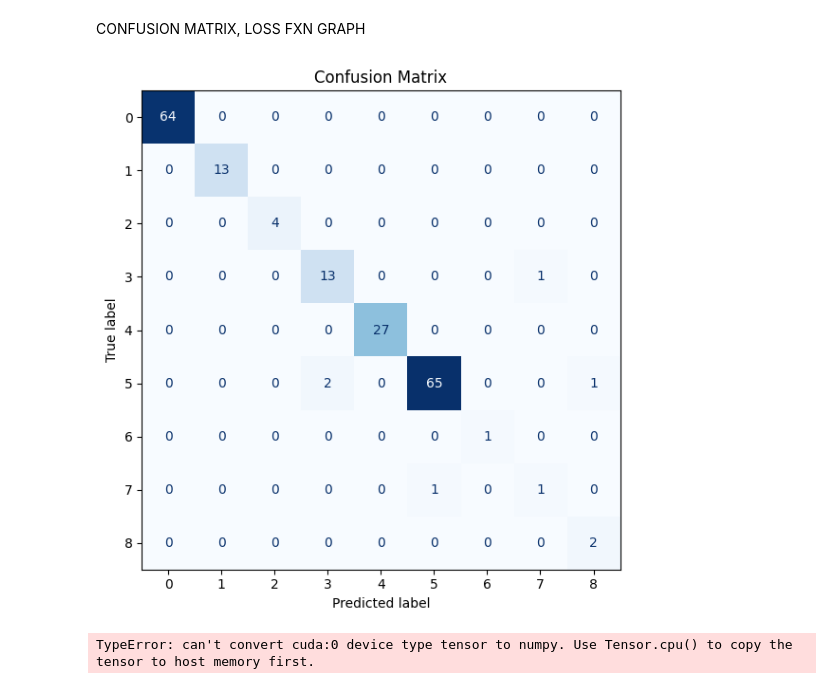
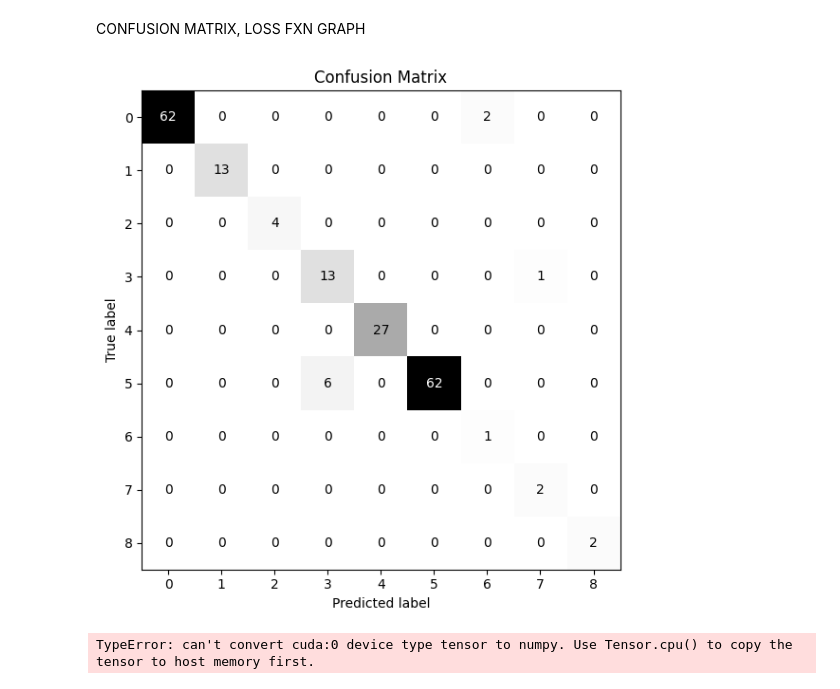
Before and after one commit to randrake/anomaly_detection, a Jupyter notebook: 250225_/1/Dataset/3W Dataset/codes/main.ipynb, the cells around one changed output. Cells and saved outputs as stored; diff of their text form; code cells hidden in the pictures.

```diff
--- a/250225_/1/Dataset/3W Dataset/codes/main.ipynb
+++ b/250225_/1/Dataset/3W Dataset/codes/main.ipynb
@@ -171,7 +188,7 @@ sys.path.insert(0, '/mnt/drv01/alt.home/mark/projects/anomaly_detection/250225_/
 from normalization import minmax_normalize, zscore_normalize
 
 # Choose normalization method by name:
-normalization_method = "minmax"  #"zscore"  or "minmax"
+normalization_method = "zscore"  #"zscore"  or "minmax"
 
 # Apply normalization to all cleaned DataFrames
 train_data_clean_norm = []
@@ -489,7 +503,7 @@ ModuleNotFoundError: No module named 'model_evaluation'
 #MODEL_01
 
 Learning_rate = 1e-3
-No_of_epochs = 20
+No_of_epochs = 10
 
 input_size = train_dataset[0][0].shape[0]   # after flattening
 trained_model_1, hist_1 = model_01(
@@ -561,26 +791,26 @@ Label range       : 0 → 8
 # %%
-trained_model_1.eval()
-all_preds = []
-all_labels = []
+# trained_model_1.eval()
+# all_preds = []
+# all_labels = []
 
-# Get device from model
-device = next(trained_model_1.parameters()).device
+# # Get device from model
+# device = next(trained_model_1.parameters()).device
 
-with torch.no_grad():
-    for X_batch, y_batch in test_dataloader:
-        X_batch = X_batch.to(device)
-        y_batch = y_batch.to(device)
+# with torch.no_grad():
+#     for X_batch, y_batch in test_dataloader:
+#         X_batch = X_batch.to(device)
+#         y_batch = y_batch.to(device)
 
-        outputs = trained_model_1(X_batch)
-        _, preds = torch.max(outputs, 1)
+#         outputs = trained_model_1(X_batch)
+#         _, preds = torch.max(outputs, 1)
 
-        all_preds.append(preds)
-        all_labels.append(y_batch)
+#         all_preds.append(preds)
+#         all_labels.append(y_batch)
 
-# Concatenate and compute accuracy
-all_preds = torch.cat(all_preds)
-all_labels = torch.cat(all_labels)
+# # Concatenate and compute accuracy
+# all_preds = torch.cat(all_preds)
+# all_labels = torch.cat(all_labels)
 
-accuracy = (all_preds == all_labels).float().mean()
-print(f" Test Accuracy: {accuracy:.2%}")
+# accuracy = (all_preds == all_labels).float().mean()
+# print(f" Test Accuracy: {accuracy:.2%}")
 # %% [output]
@@ -647,19 +834,19 @@ y_pred_all = torch.cat(y_pred_all).numpy()
 # %%
 
 from sklearn.metrics import ConfusionMatrixDisplay, confusion_matrix
 
 num_classes = len(np.unique(np.concatenate([y_true_all, y_pred_all])))
 cm = confusion_matrix(y_true_all, y_pred_all, labels=np.arange(num_classes))
 
 fig, ax = plt.subplots(figsize=(6,6))
 disp = ConfusionMatrixDisplay(confusion_matrix=cm,
                               display_labels=np.arange(num_classes))
-disp.plot(ax=ax, cmap="Blues", values_format="d", colorbar=False)
+disp.plot(ax=ax, cmap="Greys", values_format="d", colorbar=False)
 ax.set_title("Confusion Matrix")
 plt.tight_layout()
 plt.show()
 # %% [output]
-[figure, old version]
+[figure, new version]
 # %%
 from sklearn.metrics import confusion_matrix
 
```
Also changed, not shown: parts of 35 cells of this notebook, 1 other file.
